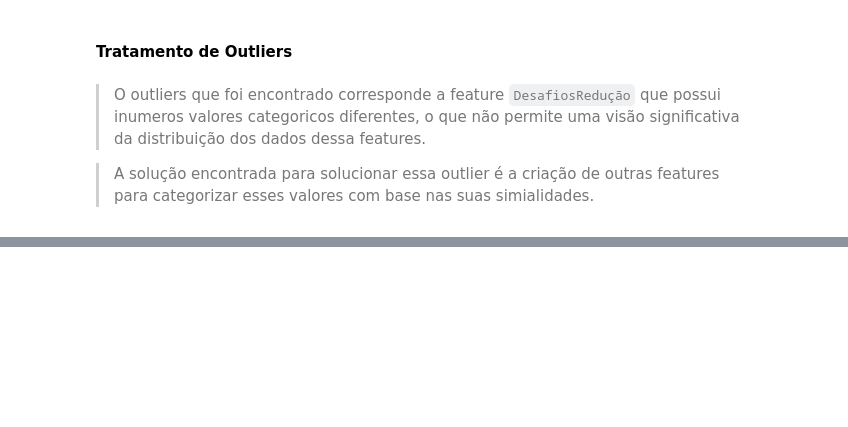
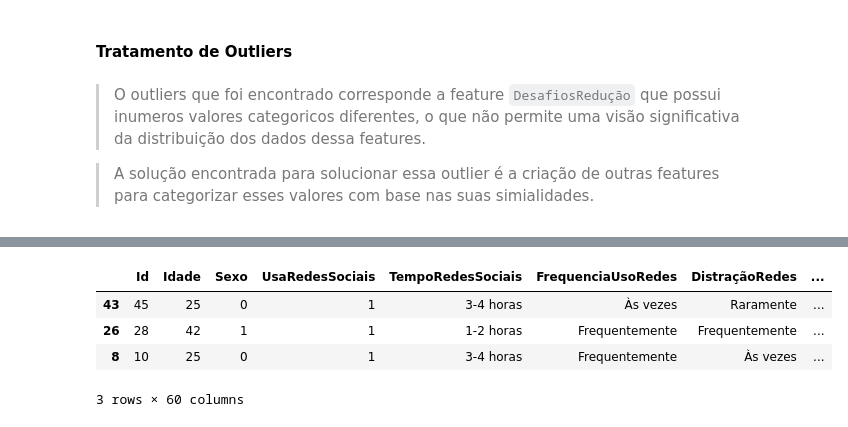
Before and after one commit to Adryan-Cosmo/Projeto-Redes-Sociais-e-Saude-Mental, a Jupyter notebook: Projeto_Redes_Sociais_Saúde_Mental.ipynb, the cells around one changed output, grey strips where cells are left out. Saved outputs shown, nothing was run; the diff lists cells and outputs as text; code cells hidden in the pictures; blank space fills up the shorter version.

```diff
--- a/Projeto_Redes_Sociais_Saúde_Mental.ipynb
+++ b/Projeto_Redes_Sociais_Saúde_Mental.ipynb
@@ -587,0 +811,6 @@ dados_features_train.columns
+# %%
+dados_features_train.Idade = dados_features_train.Idade.astype(int)
+dados_features_train.FacilidadeDistração = dados_features_train.FacilidadeDistração.astype(int)
+dados_features_train.MudancaInteresse = dados_features_train.MudancaInteresse.astype(int)
+dados_features_train.ComparaçãoSucesso = dados_features_train.ComparaçãoSucesso.astype(int)
+dados_features_train.ProblemasSono = dados_features_train.ProblemasSono.astype(int)
@@ -587,0 +837,17 @@ dados_features_train.columns
+# %%
+dados_targets_train.AnsiedadeRedes = dados_targets_train.AnsiedadeRedes.astype('category')
+dados_targets_train.FrequenciaDepressão = dados_targets_train.FrequenciaDepressão.astype('category')
+
+
+dados_features_train.UsaRedesSociais = dados_features_train.UsaRedesSociais.astype('category')
+dados_features_train.TempoRedesSociais = dados_features_train.TempoRedesSociais.astype('category')
+dados_features_train.FrequenciaUsoRedes = dados_features_train.FrequenciaUsoRedes.astype('category')
+dados_features_train.DistraçãoRedes = dados_features_train.DistraçãoRedes.astype('category')
+dados_features_train.DificuldadeConcentração = dados_features_train.DificuldadeConcentração.astype('category')
+dados_features_train.SentimentoComparação = dados_features_train.SentimentoComparação.astype('category')
+dados_features_train.DescriçãoMudançaInteresse = dados_features_train.DescriçãoMudançaInteresse.astype('category')
+dados_features_train.TentativaReduçãoCelular = dados_features_train.TentativaReduçãoCelular.astype('category')
+dados_features_train.MotivaçãoRedução = dados_features_train.MotivaçãoRedução.astype('category')
+dados_features_train.SucessoRedução = dados_features_train.SucessoRedução.astype('category')
+dados_features_train.Sexo = dados_features_train.Sexo.astype('category')
+dados_features_train.BuscaValidação = dados_features_train.BuscaValidação.astype('category')
@@ -587,0 +946,22 @@ dados_features_train.columns
+# %%
+dic_on_off = {
+    'Não': 0,
+    "Sim": 1}
+
+dados_features_train['DificuldadeConcentração'] = dados_features_train['DificuldadeConcentração'].map(dic_on_off).astype(int)
+dados_features_train['TentativaReduçãoCelular'] = dados_features_train['TentativaReduçãoCelular'].map(dic_on_off).astype(int)
+dados_features_train['UsaRedesSociais'] = dados_features_train['UsaRedesSociais'].map(dic_on_off).astype(int)
+# %%
+dic_masculino_feminino = {
+    'Masculino': 0,
+    'Feminino': 1
+}
+dados_features_train['Sexo'] = dados_features_train['Sexo'].map(dic_masculino_feminino).astype(int)
+# %%
+dados_features_train.head(3)
+# %% [output]
+|  | Id | Idade | Sexo | UsaRedesSociais | TempoRedesSociais | FrequenciaUsoRedes | DistraçãoRedes | ... |
+| 43 | 45 | 25 | 0 | 1 | 3-4 horas | Às vezes | Raramente | ... |
+| 26 | 28 | 42 | 1 | 1 | 1-2 horas | Frequentemente | Frequentemente | ... |
+| 8 | 10 | 25 | 0 | 1 | 3-4 horas | Frequentemente | Às vezes | ... |
+3 rows × 60 columns
```
Also changed, not shown: parts of 99 cells of this notebook, 1 other file.
